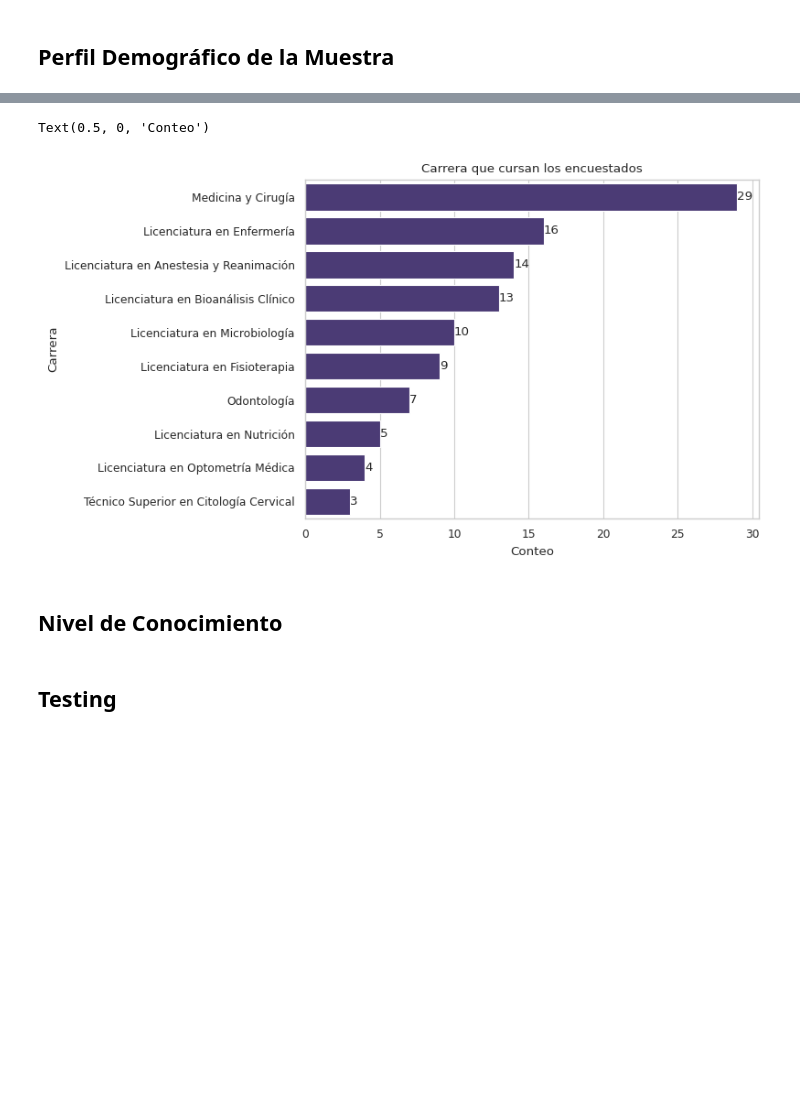
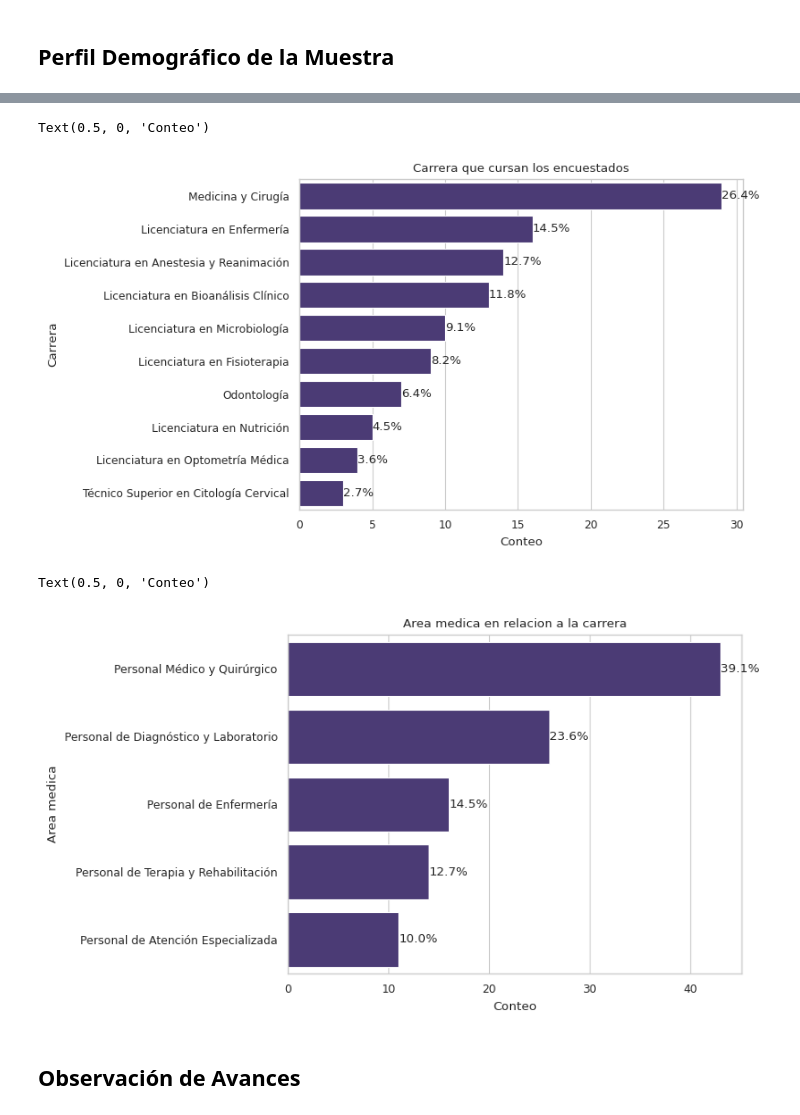
Before and after one commit to Mortadelo24/mejora-infrastructura-hospitalaria-managua-nicaragua, a Jupyter notebook: 03_Data_Analysis.ipynb, the cells around one changed output, grey strips where cells are left out. Saved outputs shown, nothing was run; the diff lists cells and outputs as text; code cells hidden in the pictures; blank space fills up the shorter version.

```diff
--- a/03_Data_Analysis.ipynb
+++ b/03_Data_Analysis.ipynb
@@ -69,14 +80,25 @@ ax = sns.countplot(
     y='degree',
     order=data['degree'].value_counts().index
 )
-ax.bar_label(ax.containers[0])
+add_percentage(ax, len(data))
 plt.title("Carrera que cursan los encuestados")
 plt.ylabel("Carrera")
 plt.xlabel("Conteo")
 # %% [output]
 Text(0.5, 0, 'Conteo')
-[figure, old version]
+[figure, new version]
+# %%
+ax = sns.countplot(
+    data=data,
+    y='degree_category',
+    order=data['degree_category'].value_counts().index
+)
+add_percentage(ax, len(data))
+plt.title("Area medica en relacion a la carrera")
+plt.ylabel("Area medica")
+plt.xlabel("Conteo")
+# %% [output]
+Text(0.5, 0, 'Conteo')
+[figure, added]
 # %% [markdown]
-## Nivel de Conocimiento
+## Observación de Avances
-# %% [markdown]
-## Testing
```
Also changed, not shown: parts of 14 cells of this notebook.
